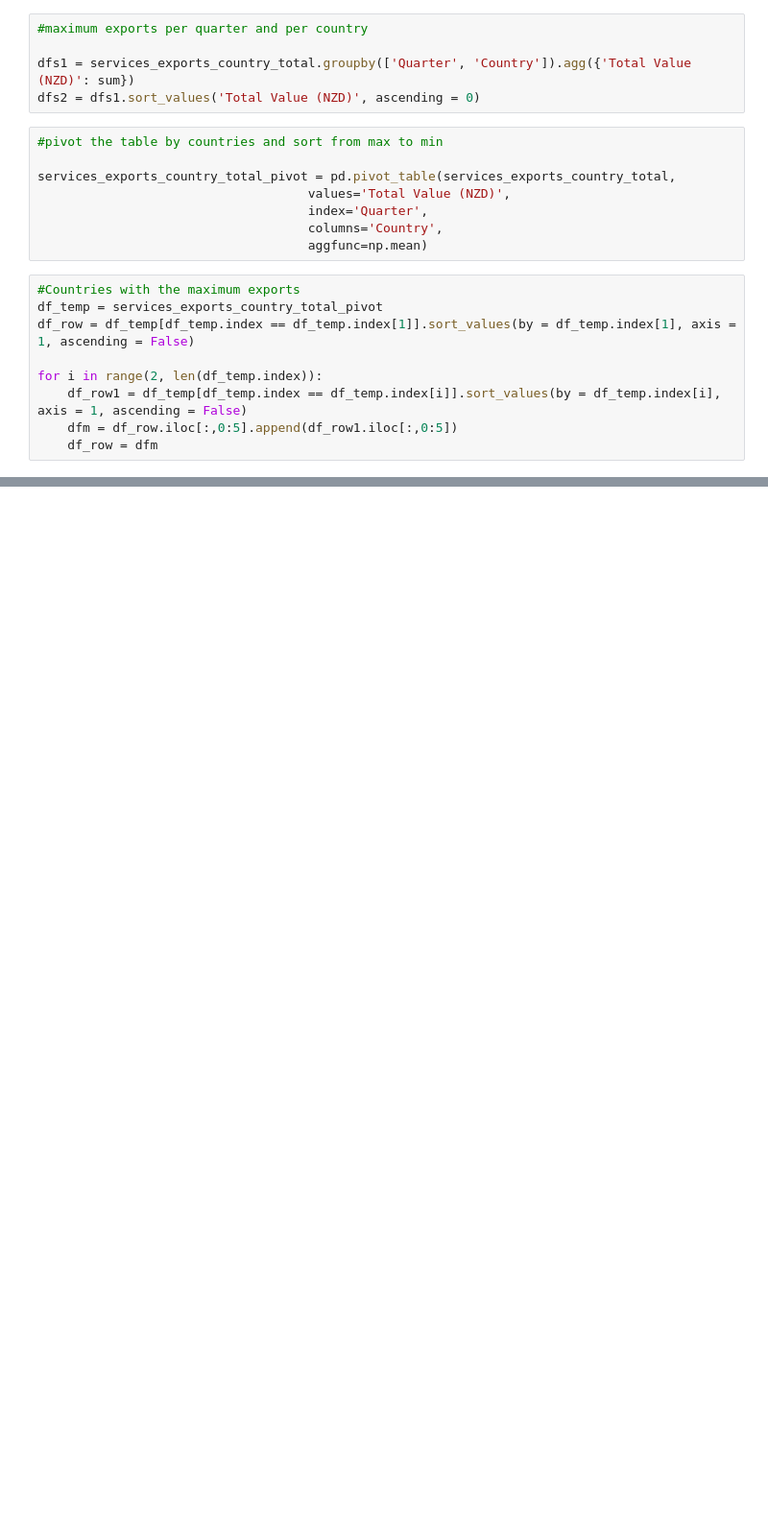
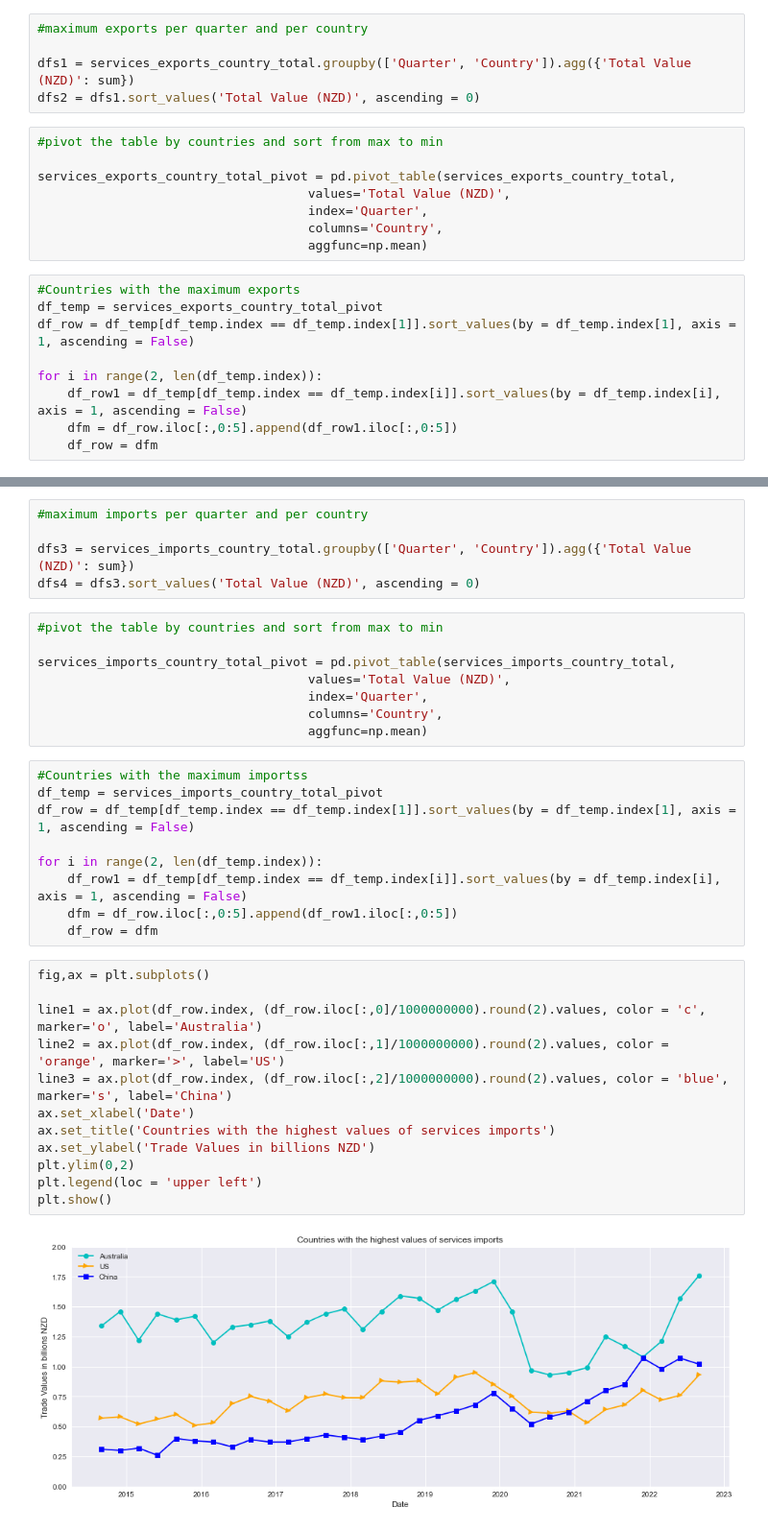
Before and after one commit to lilianasku/Time-series-analysis, a Jupyter notebook: notebooks/TradeData_Eda.ipynb, the cells around one changed output, grey strips where cells are left out. Shown at 96% size. Saved outputs shown, nothing was run; the diff lists cells and outputs as text; blank space fills up the shorter version.

```diff
--- a/notebooks/TradeData_Eda.ipynb
+++ b/notebooks/TradeData_Eda.ipynb
@@ -439,0 +420,36 @@ plt.show()
+# %%
+#maximum imports per quarter and per country
+
+dfs3 = services_imports_country_total.groupby(['Quarter', 'Country']).agg({'Total Value (NZD)': sum})
+dfs4 = dfs3.sort_values('Total Value (NZD)', ascending = 0)
+# %%
+#pivot the table by countries and sort from max to min
+
+services_imports_country_total_pivot = pd.pivot_table(services_imports_country_total,
+                                    values='Total Value (NZD)',
+                                    index='Quarter',
+                                    columns='Country',
+                                    aggfunc=np.mean)
+# %%
+#Countries with the maximum importss
+df_temp = services_imports_country_total_pivot
+df_row = df_temp[df_temp.index == df_temp.index[1]].sort_values(by = df_temp.index[1], axis = 1, ascending = False)
+
+for i in range(2, len(df_temp.index)):
+    df_row1 = df_temp[df_temp.index == df_temp.index[i]].sort_values(by = df_temp.index[i], axis = 1, ascending = False)
+    dfm = df_row.iloc[:,0:5].append(df_row1.iloc[:,0:5])
+    df_row = dfm
+# %%
+fig,ax = plt.subplots()
+
+line1 = ax.plot(df_row.index, (df_row.iloc[:,0]/1000000000).round(2).values, color = 'c', marker='o', label='Australia')
+line2 = ax.plot(df_row.index, (df_row.iloc[:,1]/1000000000).round(2).values, color = 'orange', marker='>', label='US')
+line3 = ax.plot(df_row.index, (df_row.iloc[:,2]/1000000000).round(2).values, color = 'blue', marker='s', label='China')
+ax.set_xlabel('Date')
+ax.set_title('Countries with the highest values of services imports')
+ax.set_ylabel('Trade Values in billions NZD')
+plt.ylim(0,2)
+plt.legend(loc = 'upper left')
+plt.show()
+# %% [output]
+[figure, added]
```
Also changed, not shown: parts of 16 cells of this notebook.
